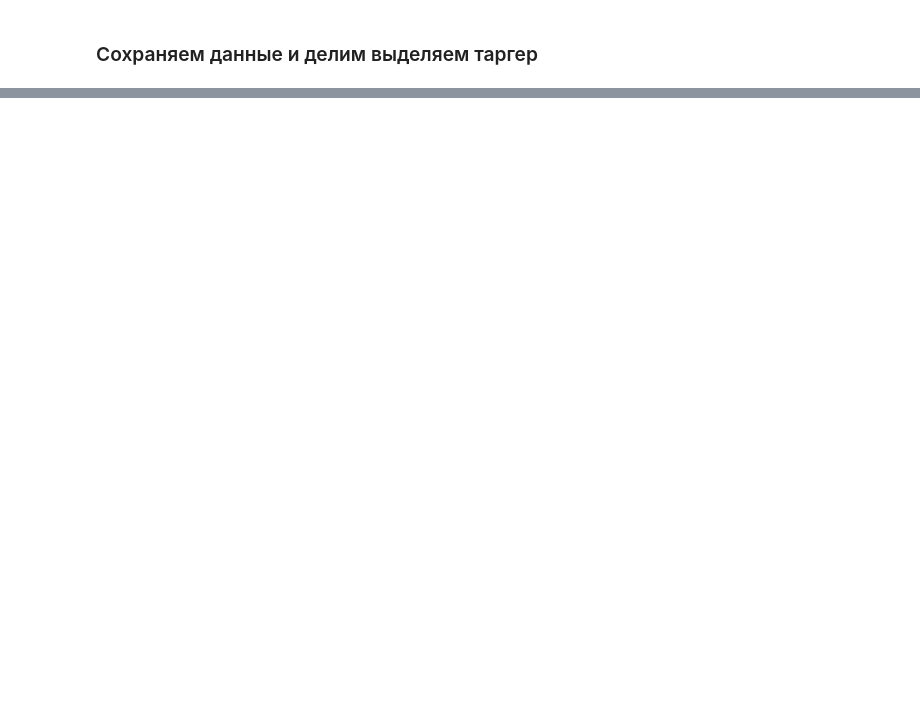
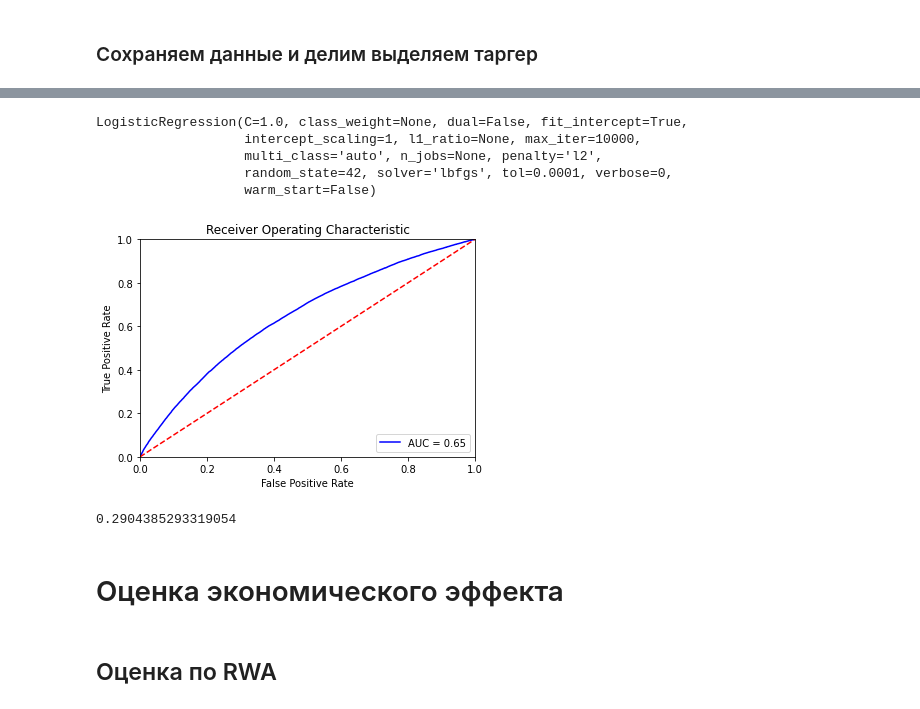
Before and after one commit to YanaSemenenya/INTERPRETATOR, a Jupyter notebook: Examples/Economic_effect_estimation.ipynb, the cells around one changed output, grey strips where cells are left out. Drawn from its saved outputs; the diff is of its cells as text; code cells hidden in the pictures; blank space fills up the shorter version.

Commit message:
Добавлен пример оценки экономического эффекта

```diff
--- a/Examples/Economic_effect_estimation.ipynb
+++ b/Examples/Economic_effect_estimation.ipynb
@@ -457,0 +343,20 @@ ax = sns.violinplot(x='TARGET', y="DAYS_EMPLOYED", data=train_merged[train_merge
+# %%
+feature_imp = sorted([(f,i) for f,i in zip(X_train.columns, lgbm_model.feature_importances_)], key = lambda x: x[1], reverse=True)
+# %%
+selected_features = [f[0] for f in feature_imp[:20]]
+# %%
+logreg_model = LogisticRegression(random_state=42, max_iter=10000)
+logreg_model.fit(X_train[selected_features], y_train)
+# %% [output]
+LogisticRegression(C=1.0, class_weight=None, dual=False, fit_intercept=True,
+                   intercept_scaling=1, l1_ratio=None, max_iter=10000,
+                   multi_class='auto', n_jobs=None, penalty='l2',
+                   random_state=42, solver='lbfgs', tol=0.0001, verbose=0,
+                   warm_start=False)
+# %%
+plot_AUC(logreg_model, X_train[selected_features], y_train)
+# %% [output]
+[figure, added]
+0.2904385293319054
+# %% [markdown]
+# Оценка экономического эффекта
@@ -457,0 +372,2 @@ ax = sns.violinplot(x='TARGET', y="DAYS_EMPLOYED", data=train_merged[train_merge
+# %% [markdown]
+## Оценка по RWA
```
Also changed, not shown: parts of 49 cells of this notebook.
